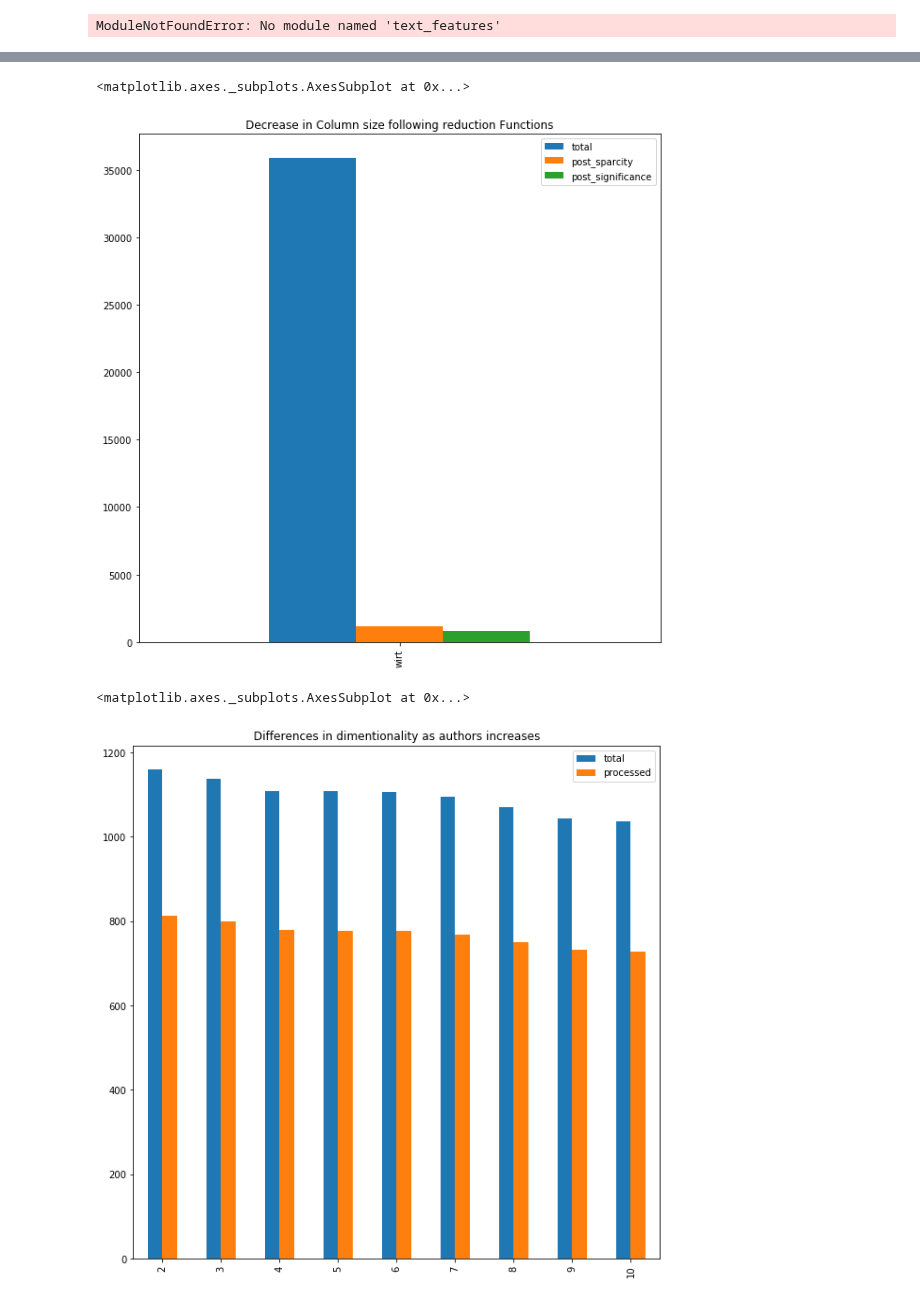
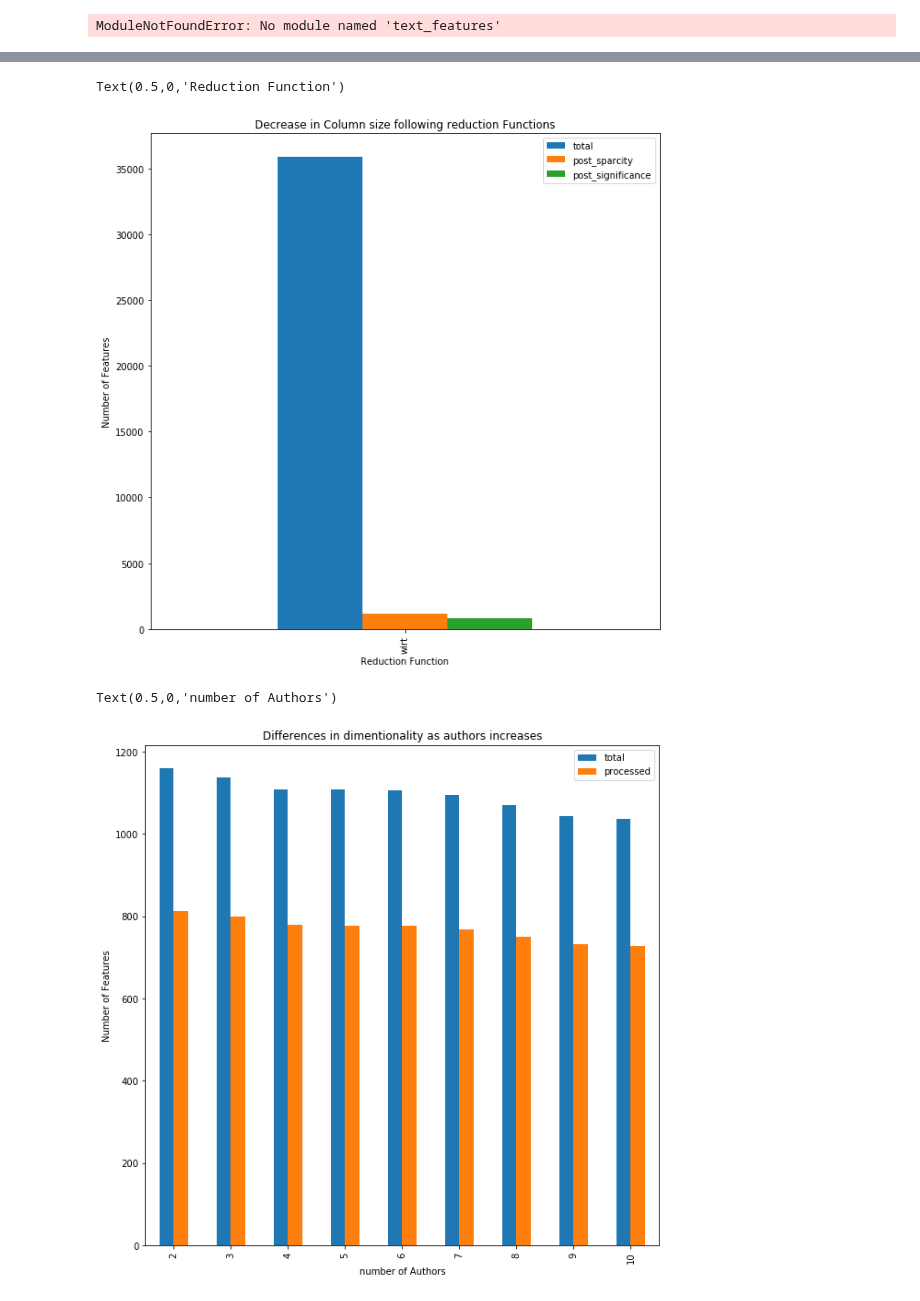
Before and after one commit to clararichter/authorship-identification, a Jupyter notebook: second_iteration/feature_reduction.ipynb, the cells around one changed output, grey strips where cells are left out. Saved outputs shown, nothing was run; the diff lists cells and outputs as text; code cells hidden in the pictures.

```diff
--- a/second_iteration/feature_reduction.ipynb
+++ b/second_iteration/feature_reduction.ipynb
@@ -253,10 +252,12 @@ wirt_complete_df.at['wirt', "total"] = len(list(total_features.columns.values))
 wirt_complete_df.at['wirt', 'post_sparcity'] = len(list(post_sparcity.columns.values))
 wirt_complete_df.at['wirt', 'post_significance'] = len(list(post_significance.columns.values))
 # %%
-wirt_complete_df.plot.bar(figsize=(10,10), title='Decrease in Column size following reduction Functions')
+a = wirt_complete_df.plot.bar(figsize=(10,10), title='Decrease in Column size following reduction Functions')
+a.set_ylabel("Number of Features")
+a.set_xlabel("Reduction Function")
 # %% [output]
-<matplotlib.axes._subplots.AxesSubplot at 0x...>
+Text(0.5,0,'Reduction Function')
-[figure, old version]
+[figure, new version]
 # %%
 differnces_table = pd.DataFrame(index=list(range(2,11)), columns=["total", "processed"])
 # %%
@@ -309,10 +310,12 @@ differnces_table.at[8, "processed"] = len(list(eight_authors_processed.columns.v
 differnces_table.at[9, "processed"] = len(list(nine_authors_processed.columns.values))
 differnces_table.at[10, "processed"] = len(list(ten_authors_processed.columns.values))
 # %%
-differnces_table.plot.bar(figsize=(10,10), title='Differences in dimentionality as authors increases')
+p = differnces_table.plot.bar(figsize=(10,10), title='Differences in dimentionality as authors increases')
+p.set_ylabel("Number of Features")
+p.set_xlabel("number of Authors")
 # %% [output]
-<matplotlib.axes._subplots.AxesSubplot at 0x...>
+Text(0.5,0,'number of Authors')
-[figure, old version]
+[figure, new version]
 # %%
 three_author_differences = pd.DataFrame(index=[1,2,3], columns=["total", "processed"])
 # %%
```
Also changed, not shown: parts of 4 cells of this notebook, 1 other file.
